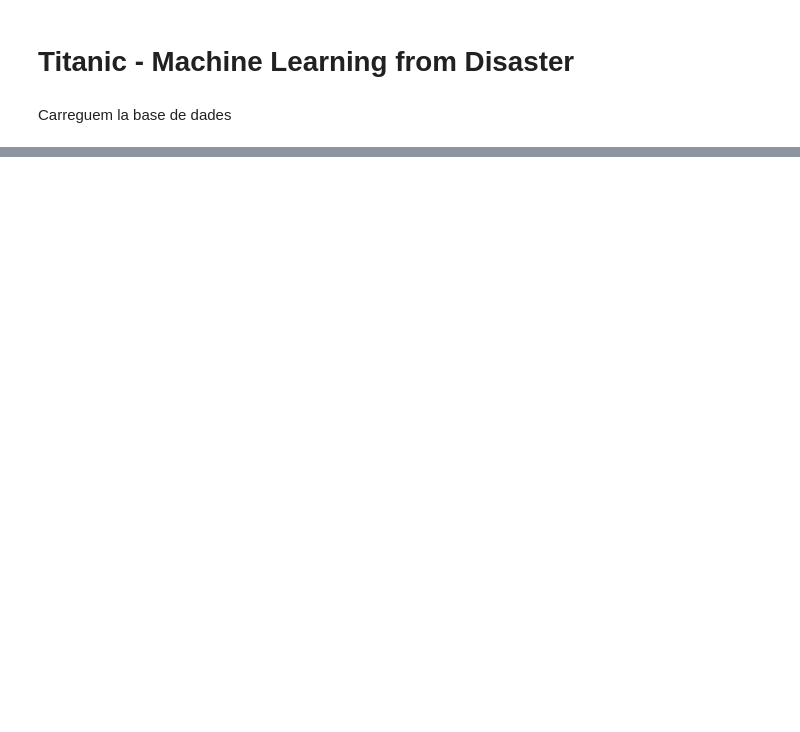
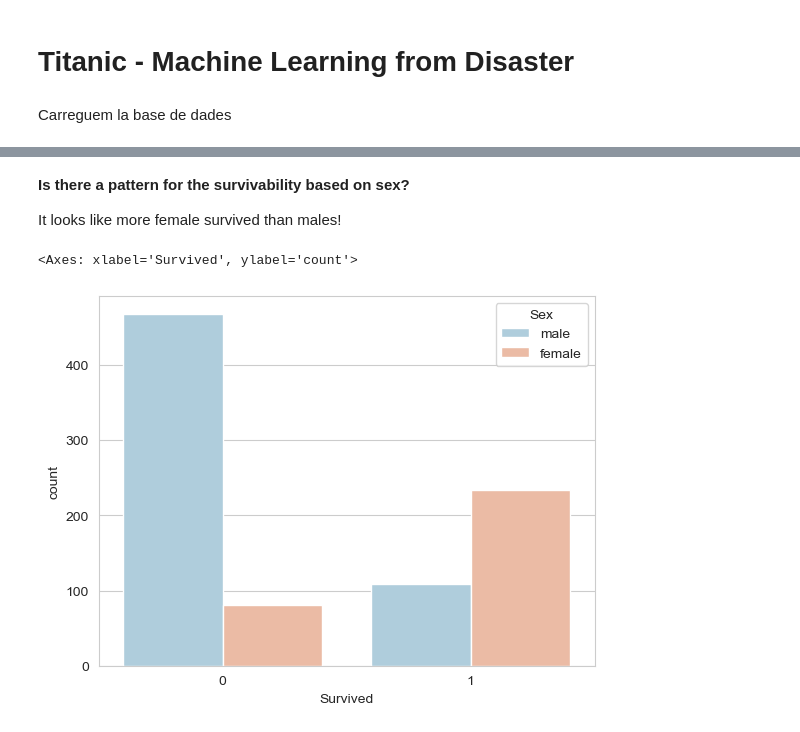
Before and after one commit to YssfDevOps/Titanic-Kaggle-Prediction-Project, a Jupyter notebook: EntregaPractica.ipynb, the cells around one changed output, grey strips where cells are left out. Saved outputs shown, nothing was run; the diff lists cells and outputs as text; code cells hidden in the pictures; blank space fills up the shorter version.

```diff
--- a/EntregaPractica.ipynb
+++ b/EntregaPractica.ipynb
@@ -47,0 +102,10 @@ df
+# %% [markdown]
+**Is there a pattern for the survivability based on sex?**
+
+It looks like more female survived than males!
+# %%
+sns.set_style('whitegrid')
+sns.countplot(x='Survived',hue='Sex',data=train,palette='RdBu_r')
+# %% [output]
+<Axes: xlabel='Survived', ylabel='count'>
+[figure, added]
```
Also changed, not shown: parts of 29 cells of this notebook.
